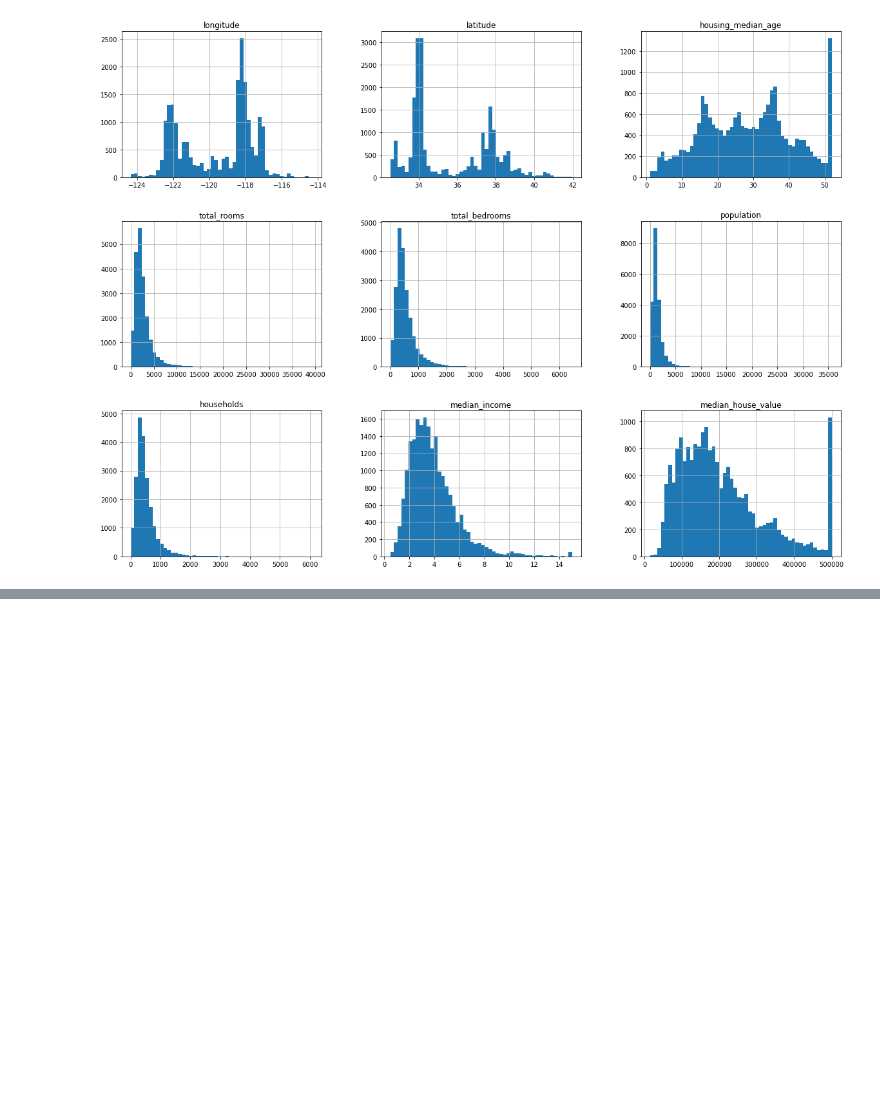
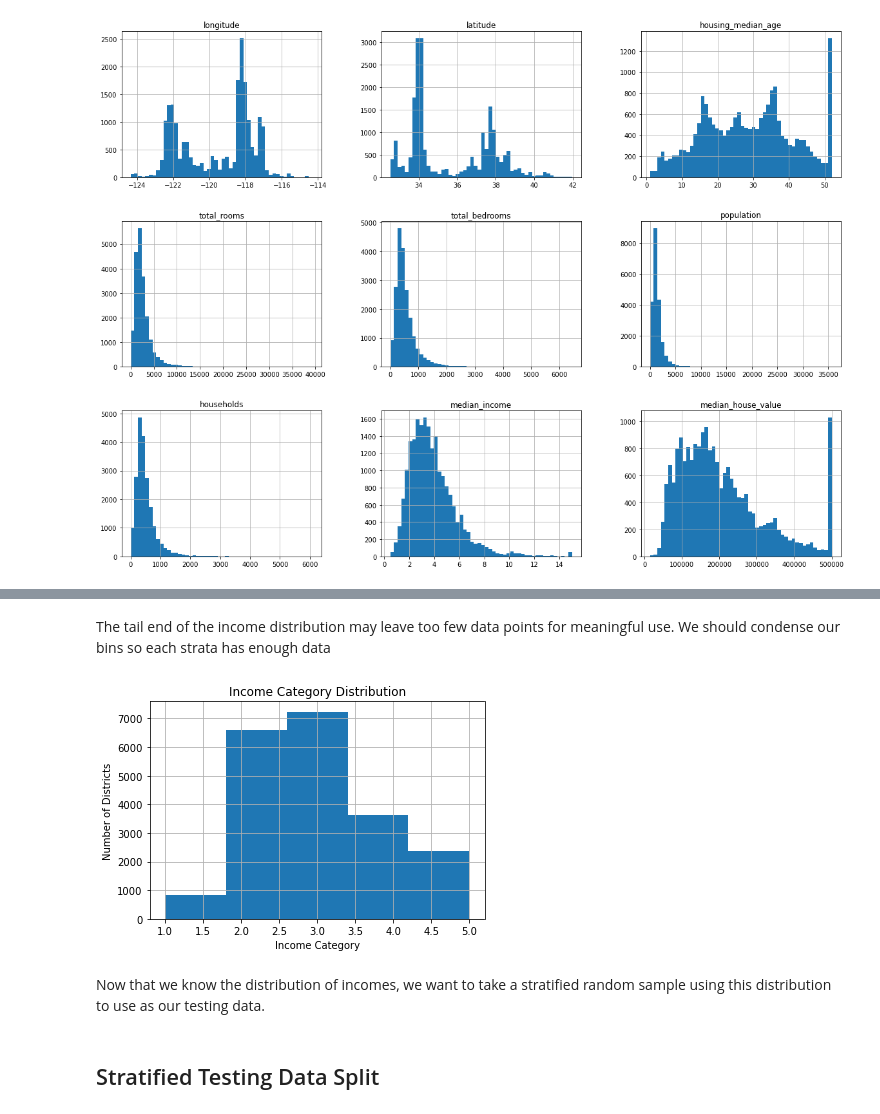
Before and after one commit to jgib124/ML_practice, a Jupyter notebook: Housing_ML.ipynb, the cells around one changed output, grey strips where cells are left out. Cells and saved outputs as stored; diff of their text form; code cells hidden in the pictures; blank space fills up the shorter version.

```diff
--- a/Housing_ML.ipynb
+++ b/Housing_ML.ipynb
@@ -96,0 +99,25 @@ train_set, test_set = train_test_split(housing_data, test_size=0.2, random_state
+# %% [markdown]
+The tail end of the income distribution may leave too few data points for meaningful use. We should condense our bins so each strata has enough data
+# %%
+%matplotlib inline
+import matplotlib.pyplot as plt
+import pandas as pd
+import numpy as np
+
+# Each Category Represents $15,000 in income. Cat1 = $0 - 15,000, Cat2 = $15,000 - 30,000, etc.
+# Cat5 is $60,000 and up, since there are not a ton of data points past that
+housing_data["income_category"] = pd.cut(housing_data["median_income"],
+                                         bins=[0, 1.5, 3.0, 4.5, 6.0, np.inf],
+                                         labels=[1, 2, 3, 4, 5])
+
+housing_data["income_category"].hist(bins=5)
+plt.xlabel("Income Category")
+plt.ylabel("Number of Districts")
+plt.title("Income Category Distribution")
+plt.show()
+# %% [output]
+[figure, added]
+# %% [markdown]
+Now that we know the distribution of incomes, we want to take a stratified random sample using this distribution to use as our testing data.
+# %% [markdown]
+## Stratified Testing Data Split
```
Also changed, not shown: parts of 6 cells of this notebook.
